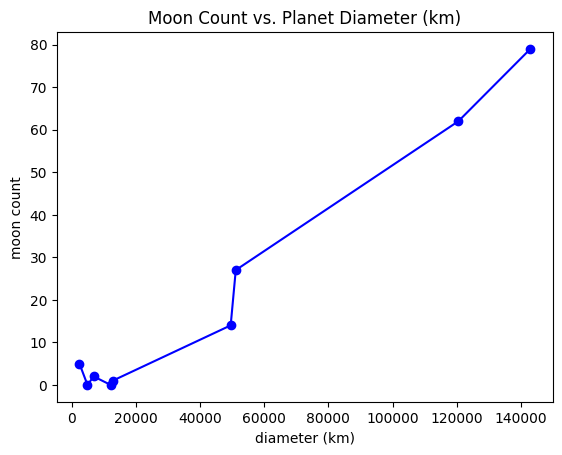
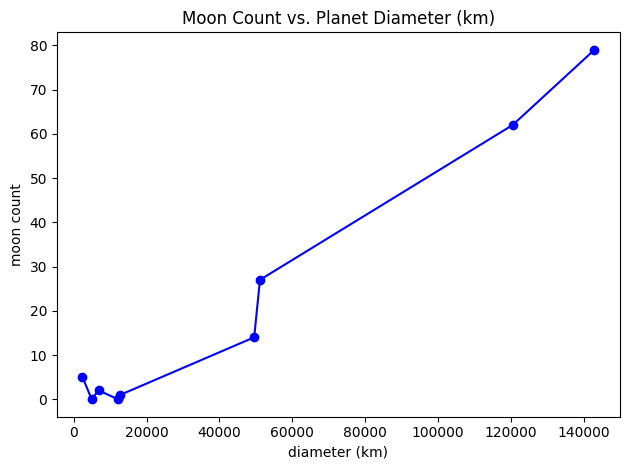
Unified diff of the notebook cell whose output changed from the first chart to the second:
--- before
+++ after
@@ -7,4 +7,5 @@
 plt.xlabel('diameter (km)')
 plt.ylabel('moon count')
+plt.tight_layout()
 plt.show()
 df2['diameter'].corr(df2['number_of_moons'])

Commit: Find planet year length in earth years with corresponding bar chart